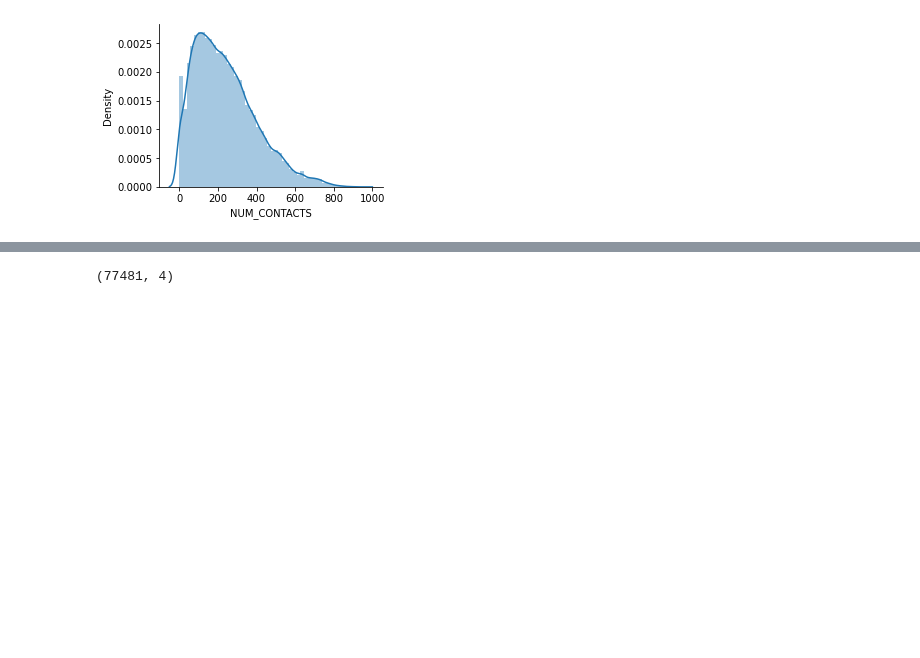
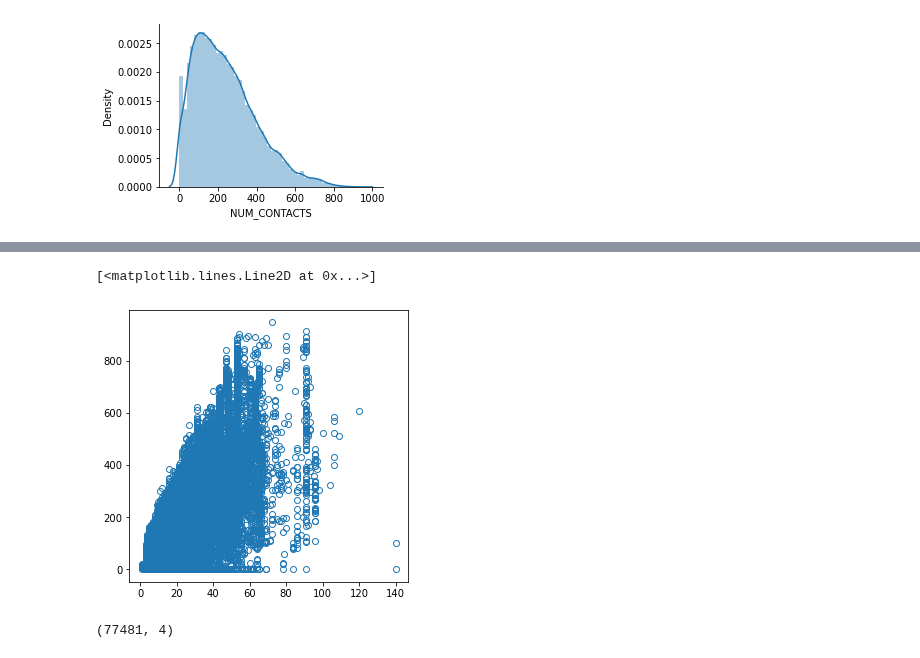
Before and after one commit to RosettaCommons/foundry, a Jupyter notebook: notebooks/filter_sm_compl_data.ipynb, the cells around one changed output, grey strips where cells are left out. Saved outputs shown, nothing was run; the diff lists cells and outputs as text; code cells hidden in the pictures; blank space fills up the shorter version.

```diff
--- a/notebooks/filter_sm_compl_data.ipynb
+++ b/notebooks/filter_sm_compl_data.ipynb
@@ -115,5 +152,13 @@ sns.despine()
 # %%
 fig.savefig('contacts_hist.png',dpi=300,bbox_inches='tight')
+# %%
+fig,ax = plt.subplots(figsize=(5,5))
+x = 'LIGAND_N_ATOMS'
+y = 'NUM_CONTACTS'
+ax.plot(df2[x],df2[y],'o',markerfacecolor='none')
+# %% [output]
+[<matplotlib.lines.Line2D at 0x...>]
+[figure, added]
 # %%
 df2.shape
 # %% [output]
```
Also changed, not shown: parts of 80 cells of this notebook, 3 other files.
